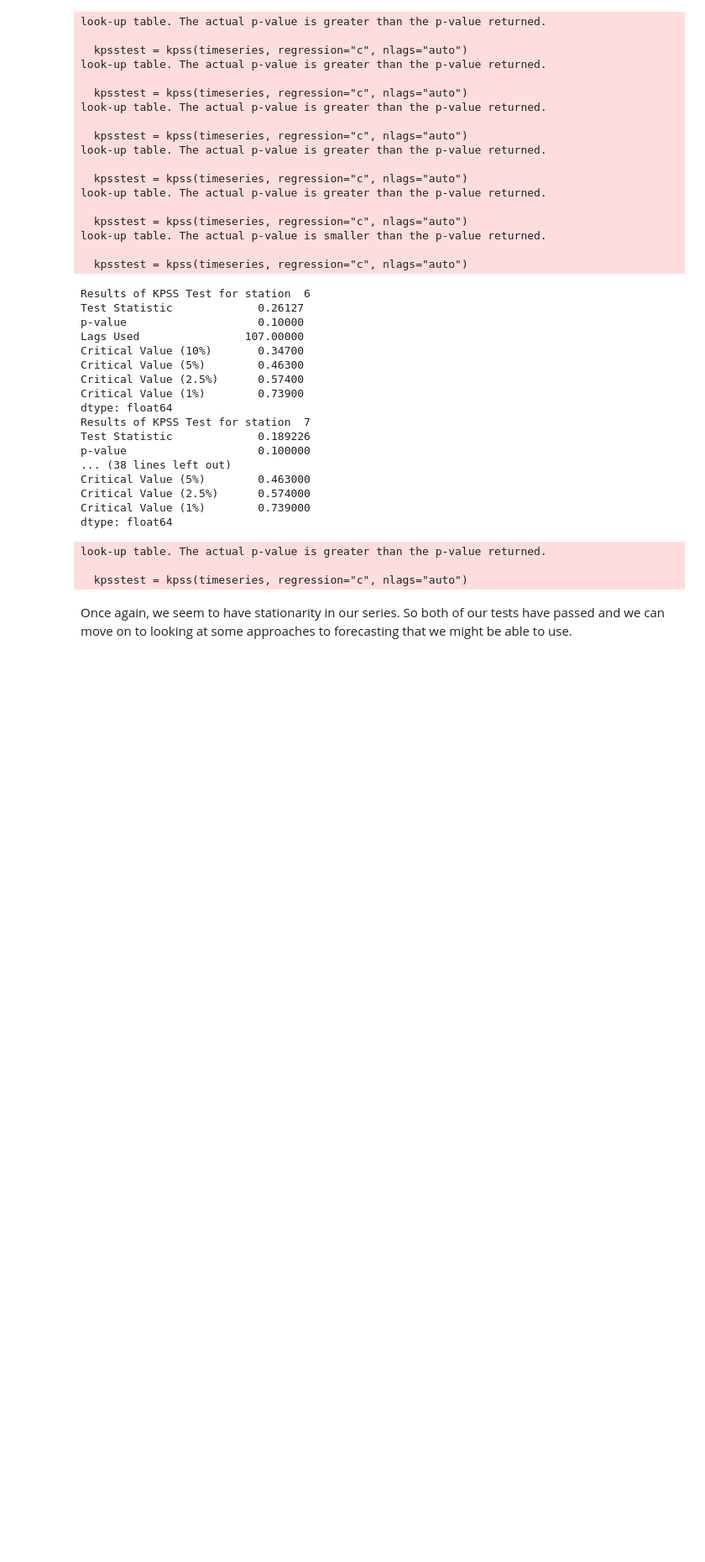
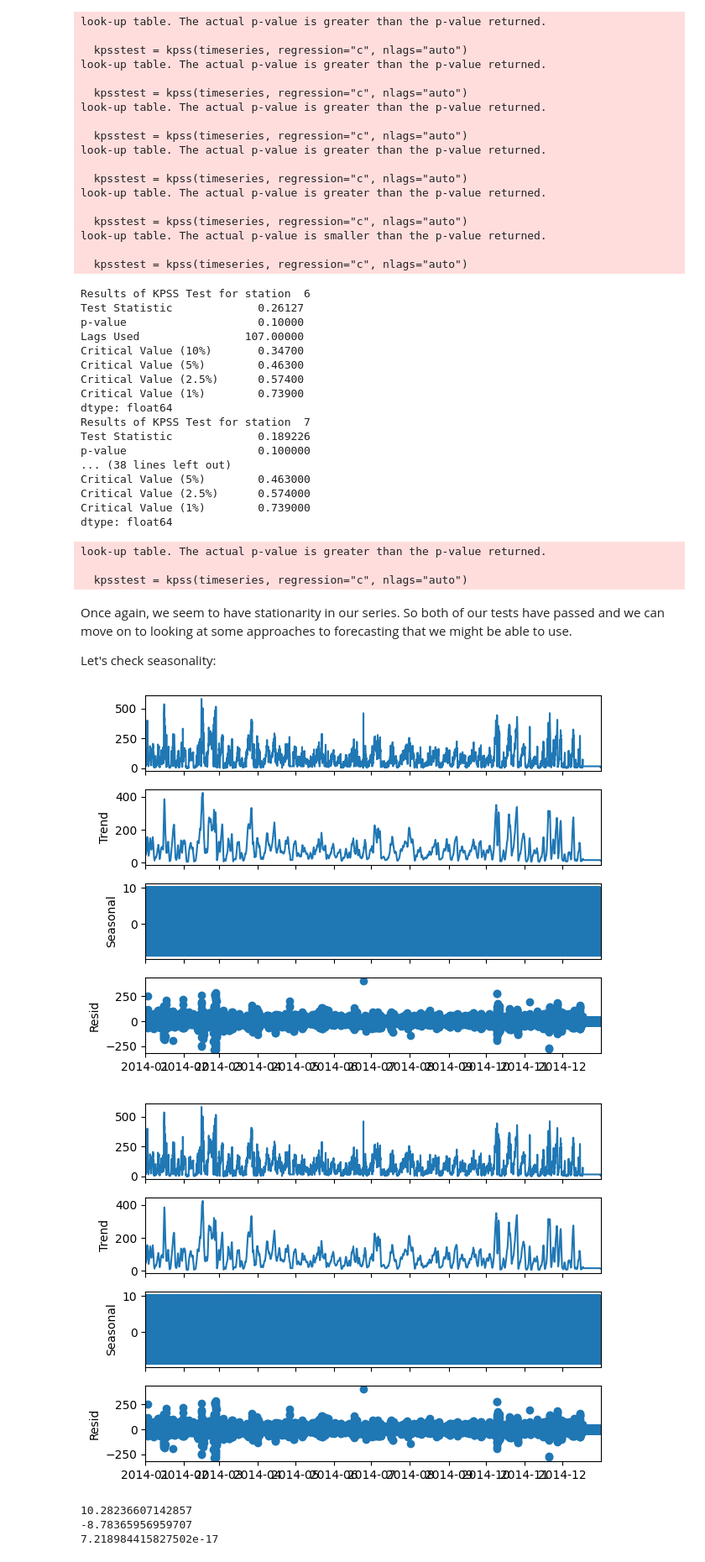
Before and after one commit to joshuajnoble/transformers_4_forecasting, a Jupyter notebook: forecasting_eda.ipynb, the cells around one changed output. Shown at 84% size. Saved outputs shown, nothing was run; the diff lists cells and outputs as text; code cells hidden in the pictures; blank space fills up the shorter version.

```diff
--- a/forecasting_eda.ipynb
+++ b/forecasting_eda.ipynb
@@ -446,3 +441,33 @@ look-up table. The actual p-value is greater than the p-value returned.
   kpsstest = kpss(timeseries, regression="c", nlags="auto")
 # %% [markdown]
 Once again, we seem to have stationarity in our series. So both of our tests have passed and we can move on to looking at some approaches to forecasting that we might be able to use.
+
+Let's check seasonality:
+# %%
+from statsmodels.tsa.seasonal import seasonal_decompose
+
+seasonal_analysis = df[(df["station"] == 0) & (df["year"] == 2014)][["PM2.5", "timestamp"]].copy()
+
+tdi = pd.DatetimeIndex(seasonal_analysis["timestamp"])
+seasonal_analysis.set_index(tdi, inplace=True)
+seasonal_analysis.drop(columns='timestamp', inplace=True)
+seasonal_analysis.index.name = 'datetimeindex'
+# %%
+decompose_result_mult = seasonal_decompose(seasonal_analysis, model="additive")
+
+trend = decompose_result_mult.trend
+seasonal = decompose_result_mult.seasonal
+residual = decompose_result_mult.resid
+# %%
+decompose_result_mult.plot()
+# %% [output]
+[figure, added]
+[figure, added]
+# %%
+print(seasonal.max())
+print(seasonal.min())
+print(seasonal.mean())
+# %% [output]
+10.28236607142857
+-8.78365956959707
+7.218984415827502e-17
```
Also changed, not shown: parts of 3 cells of this notebook.
